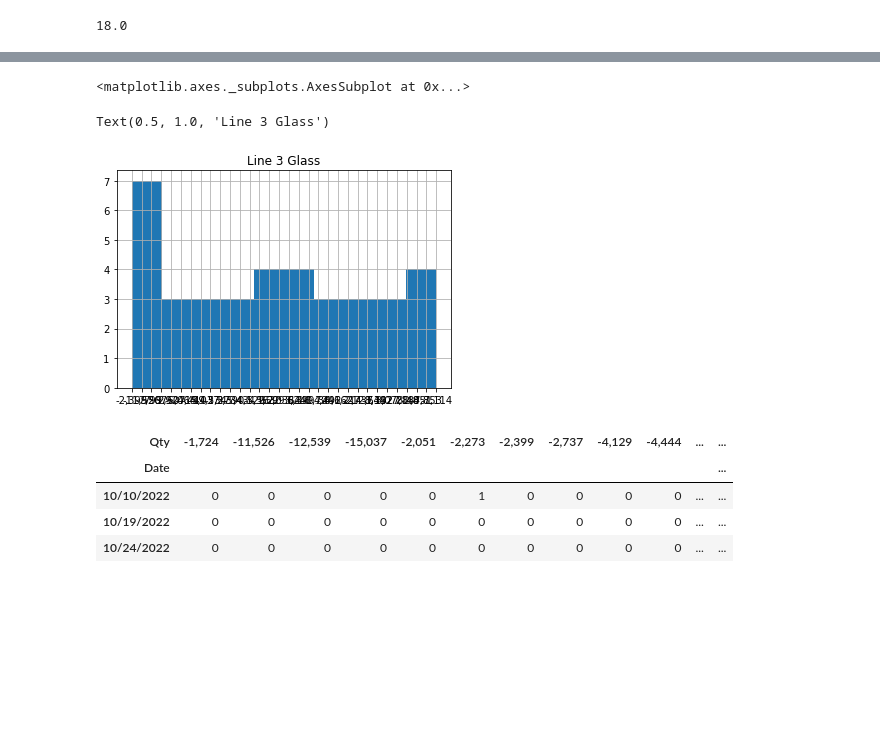
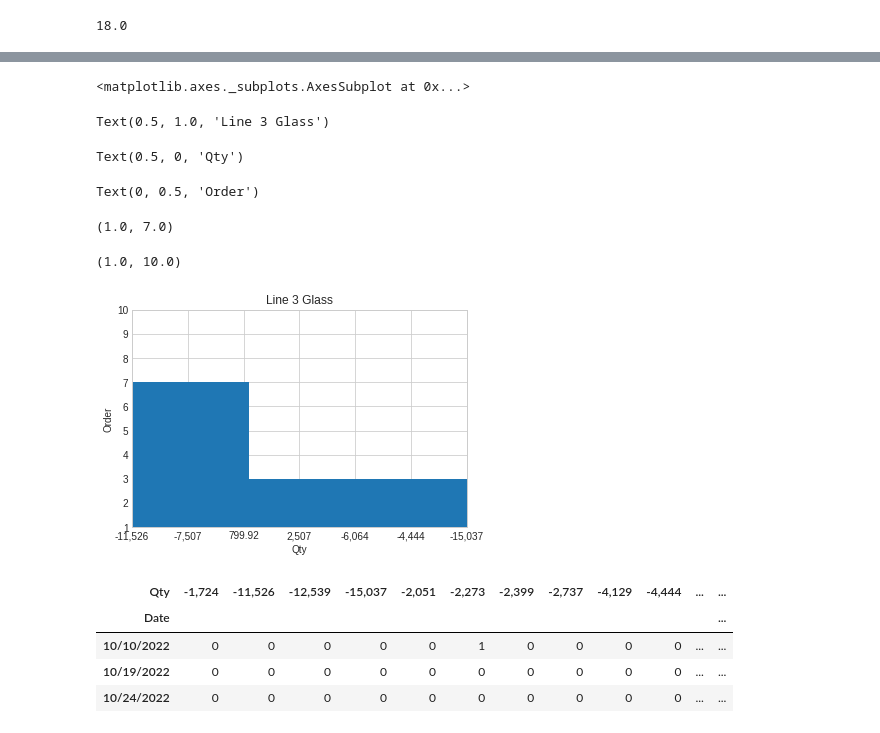
Before and after one commit to khagerthey/VIS1, a Jupyter notebook: all.ipynb, the cells around one changed output, grey strips where cells are left out. Drawn from its saved outputs; the diff is of its cells as text; code cells hidden in the pictures; blank space fills up the shorter version.

Commit message:
More progress (xlim)

```diff
--- a/all.ipynb
+++ b/all.ipynb
@@ -201,10 +201,19 @@ Name: Qty, dtype: int64
 # %%
 dat["Qty"].hist() #again, always interpret all output
 plt.title("Line 3 Glass")
+plt.xlabel('Qty')
+plt.ylabel('Order')
+plt.xlim(1,7)
+plt.ylim(1,10)
+color='green'
 # %% [output]
 <matplotlib.axes._subplots.AxesSubplot at 0x...>
 Text(0.5, 1.0, 'Line 3 Glass')
+Text(0.5, 0, 'Qty')
+Text(0, 0.5, 'Order')
+(1.0, 7.0)
+(1.0, 10.0)
-[figure, old version]
+[figure, new version]
 # %%
 pd.crosstab(dat["Date"], dat["Qty"])[0:3] #too many numbers for a crosstab!
 # %% [output]
```
Also changed, not shown: parts of 3 cells of this notebook.
